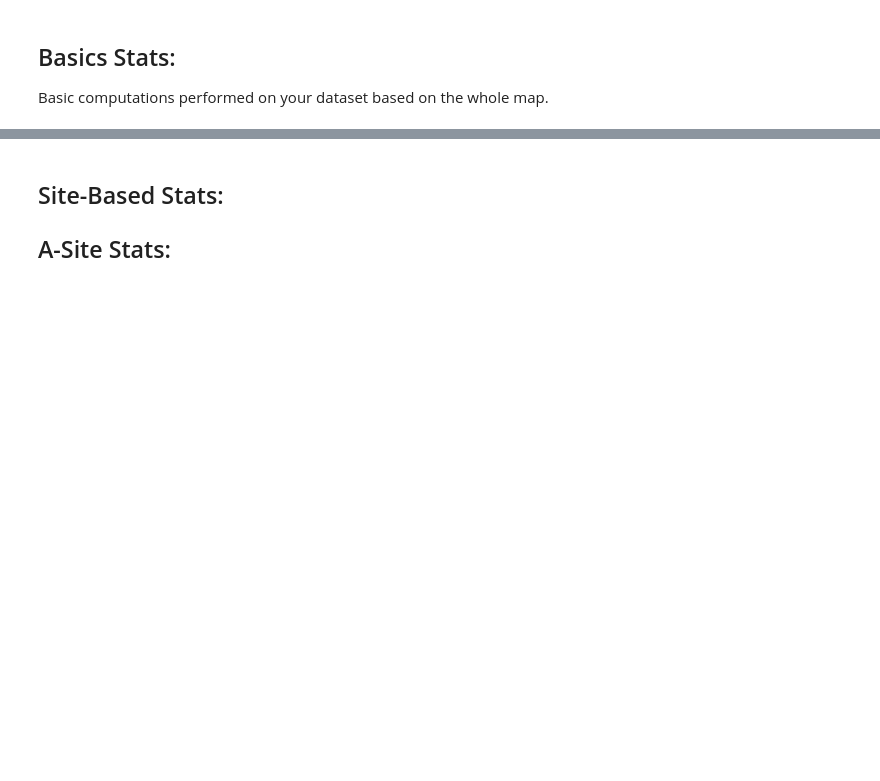
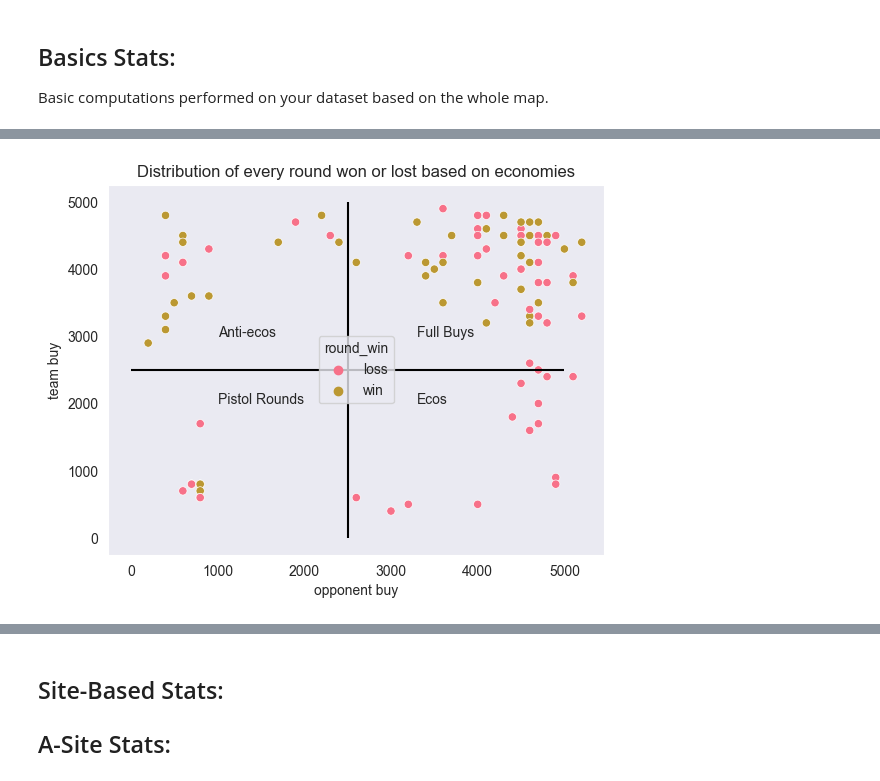
Before and after one commit to tam0w/practistics-template, a Jupyter notebook: queries.ipynb, the cells around one changed output, grey strips where cells are left out. Cells and saved outputs as stored; diff of their text form; code cells hidden in the pictures; blank space fills up the shorter version.

```diff
--- a/queries.ipynb
+++ b/queries.ipynb
@@ -113,3 +124,18 @@ KeyError: 'win'
+# %%
+sns.set_palette("husl")
+sns.scatterplot(df, x=df['oppo_buy'],y=df['team_buy'],hue=df['round_win'])
+plt.xlabel('opponent buy')
+plt.ylabel('team buy')
+plt.title('Distribution of every round won or lost based on economies')
+plt.text(x=1000,y=2000,s='Pistol Rounds')
+plt.text(x=3300,y=2000,s='Ecos')
+plt.text(x=1000,y=3000,s='Anti-ecos')
+plt.text(x=3300,y=3000,s='Full Buys')
+plt.hlines(2500,xmin=0,xmax=5000, colors='black')
+plt.vlines(2500,ymin=0,ymax=5000, colors='black')
+plt.show()
+# %% [output]
+[figure, added]
 # %%
 early = df.query('time <= 10 & fb_team == "team"')
 early_wins = early.round_win.value_counts()['win']
```
Also changed, not shown: parts of 15 cells of this notebook.
